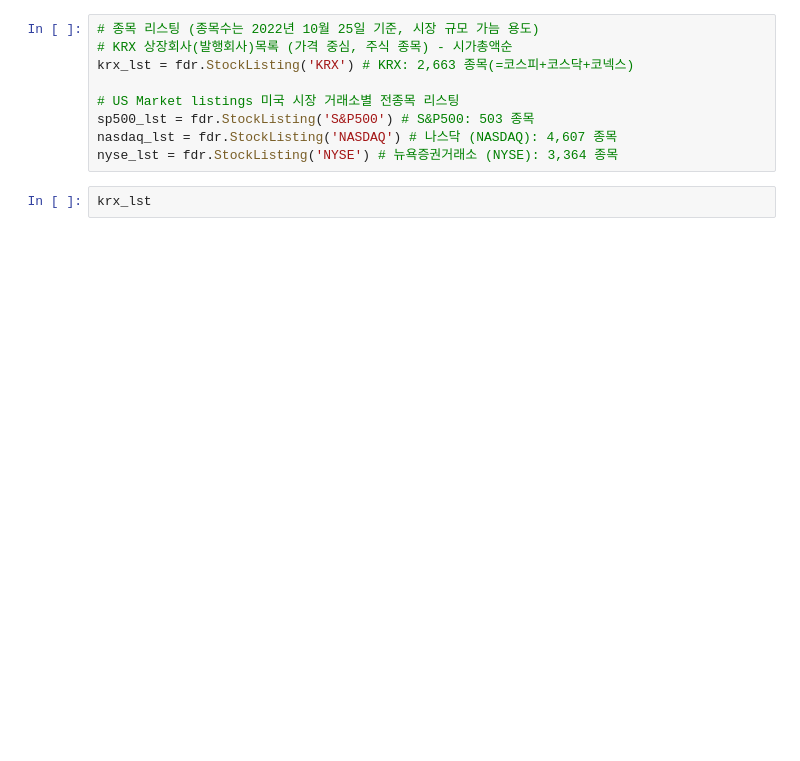
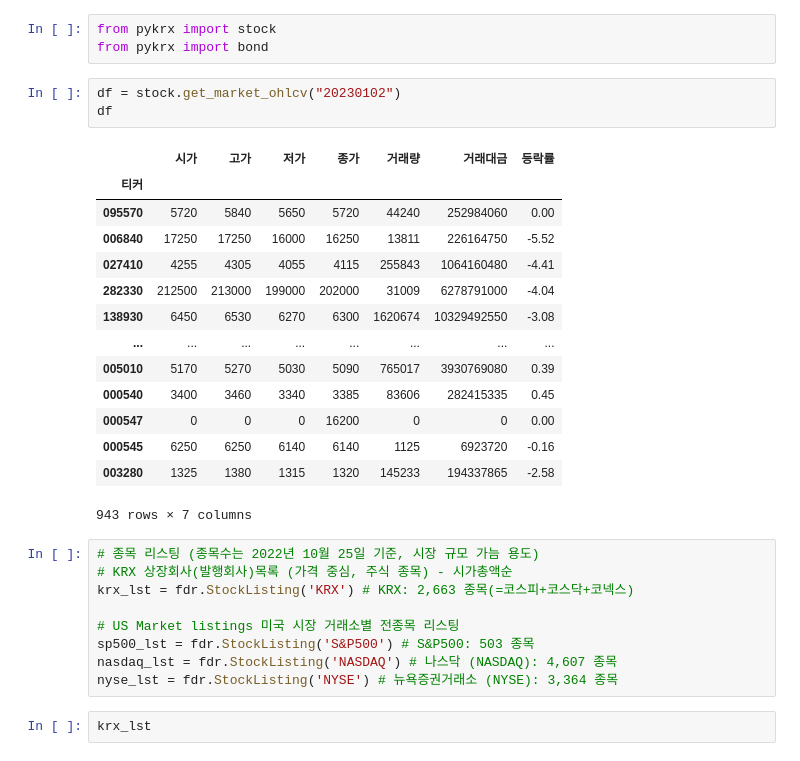
Before and after one commit to epzlfnql/Automated-Trading-Systems, a Jupyter notebook: stock_selection/load_stock.ipynb, the cells around one changed output. Drawn from its saved outputs; the diff is of its cells as text; blank space fills up the shorter version.

```diff
--- a/stock_selection/load_stock.ipynb
+++ b/stock_selection/load_stock.ipynb
@@ -28,3 +39,24 @@ krx
+# %%
+from pykrx import stock
+from pykrx import bond
+# %%
+df = stock.get_market_ohlcv("20230102")
+df
+# %% [output]
+|  | 시가 | 고가 | 저가 | 종가 | 거래량 | 거래대금 | 등락률 |
+| 티커 |  |  |  |  |  |  |  |
+| 095570 | 5720 | 5840 | 5650 | 5720 | 44240 | 252984060 | 0.00 |
+| 006840 | 17250 | 17250 | 16000 | 16250 | 13811 | 226164750 | -5.52 |
+| 027410 | 4255 | 4305 | 4055 | 4115 | 255843 | 1064160480 | -4.41 |
+| 282330 | 212500 | 213000 | 199000 | 202000 | 31009 | 6278791000 | -4.04 |
+| 138930 | 6450 | 6530 | 6270 | 6300 | 1620674 | 10329492550 | -3.08 |
+| ... | ... | ... | ... | ... | ... | ... | ... |
+| 005010 | 5170 | 5270 | 5030 | 5090 | 765017 | 3930769080 | 0.39 |
+| 000540 | 3400 | 3460 | 3340 | 3385 | 83606 | 282415335 | 0.45 |
+| 000547 | 0 | 0 | 0 | 16200 | 0 | 0 | 0.00 |
+| 000545 | 6250 | 6250 | 6140 | 6140 | 1125 | 6923720 | -0.16 |
+| 003280 | 1325 | 1380 | 1315 | 1320 | 145233 | 194337865 | -2.58 |
+943 rows × 7 columns
 # %%
 # 종목 리스팅 (종목수는 2022년 10월 25일 기준, 시장 규모 가늠 용도)
 # KRX 상장회사(발행회사)목록 (가격 중심, 주식 종목) - 시가총액순
```
Also changed, not shown: parts of 6 cells of this notebook.
